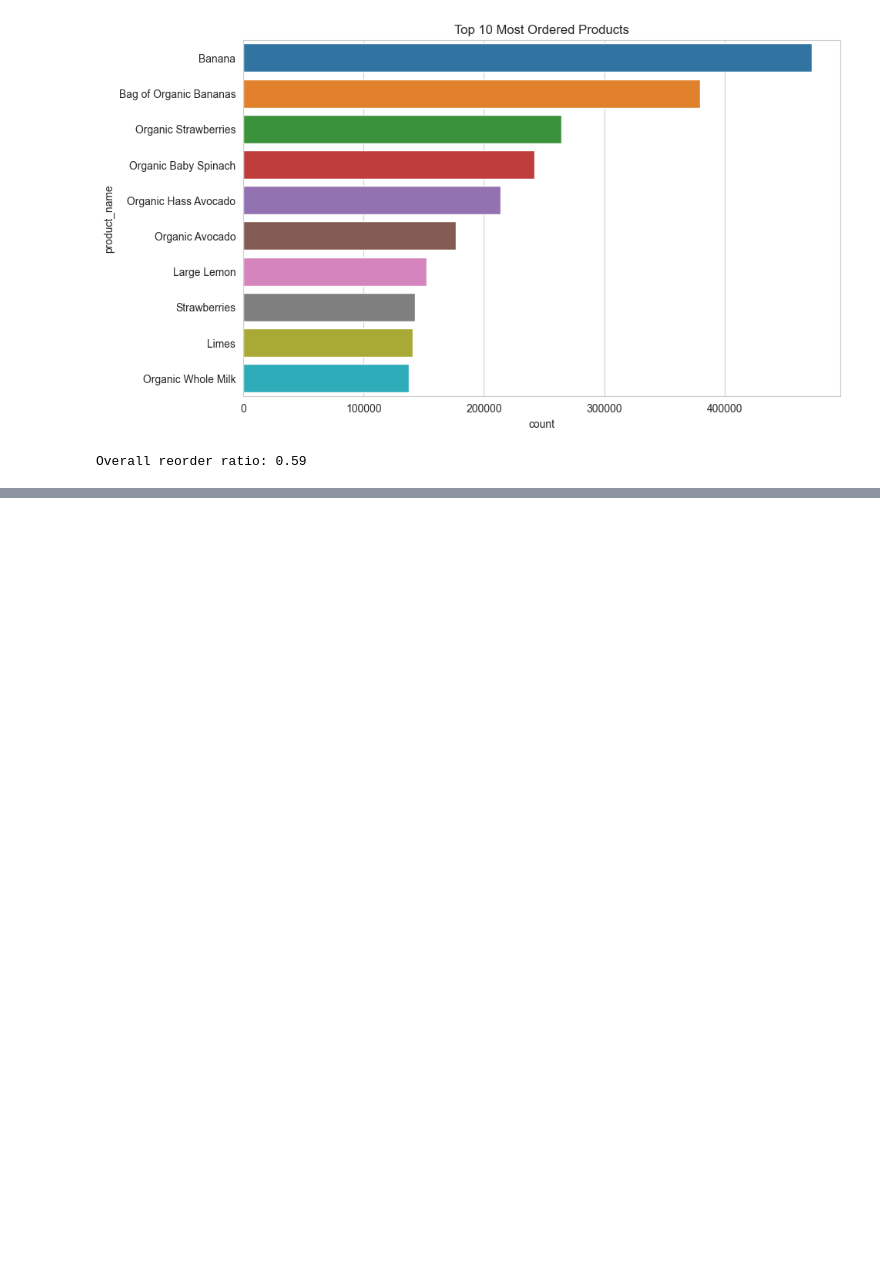
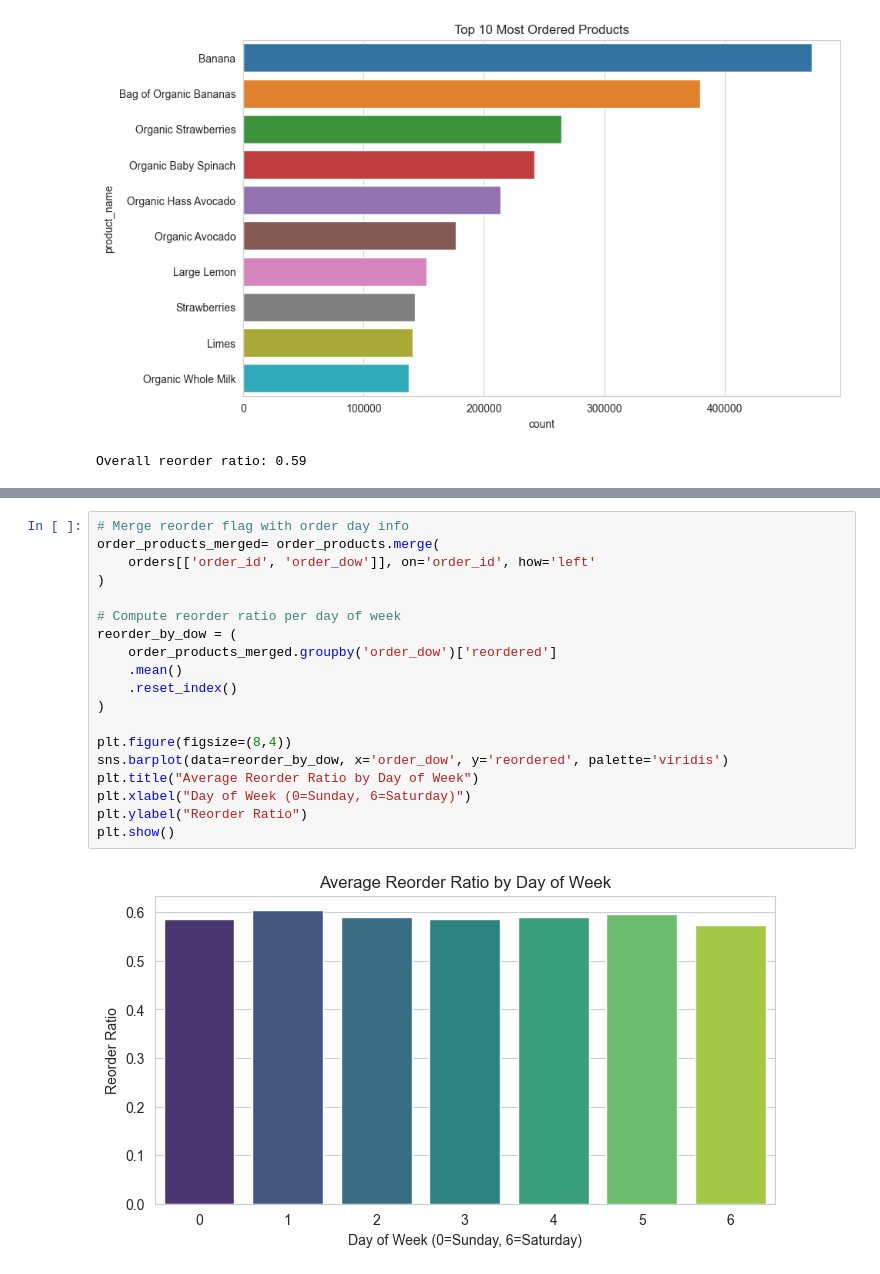
Before and after one commit to rehansc/instacart-reorder-prediction, a Jupyter notebook: Phase1_Fundamentals/eda.ipynb, the cells around one changed output, grey strips where cells are left out. Drawn from its saved outputs; the diff is of its cells as text; blank space fills up the shorter version.

```diff
--- a/Phase1_Fundamentals/eda.ipynb
+++ b/Phase1_Fundamentals/eda.ipynb
@@ -84,0 +123,21 @@ Overall reorder ratio: 0.59
+# %%
+# Merge reorder flag with order day info
+order_products_merged= order_products.merge(
+    orders[['order_id', 'order_dow']], on='order_id', how='left'
+)
+
+# Compute reorder ratio per day of week
+reorder_by_dow = (
+    order_products_merged.groupby('order_dow')['reordered']
+    .mean()
+    .reset_index()
+)
+
+plt.figure(figsize=(8,4))
+sns.barplot(data=reorder_by_dow, x='order_dow', y='reordered', palette='viridis')
+plt.title("Average Reorder Ratio by Day of Week")
+plt.xlabel("Day of Week (0=Sunday, 6=Saturday)")
+plt.ylabel("Reorder Ratio")
+plt.show()
+# %% [output]
+[figure, added]
```
Also changed, not shown: parts of 7 cells of this notebook, 1 other file.
